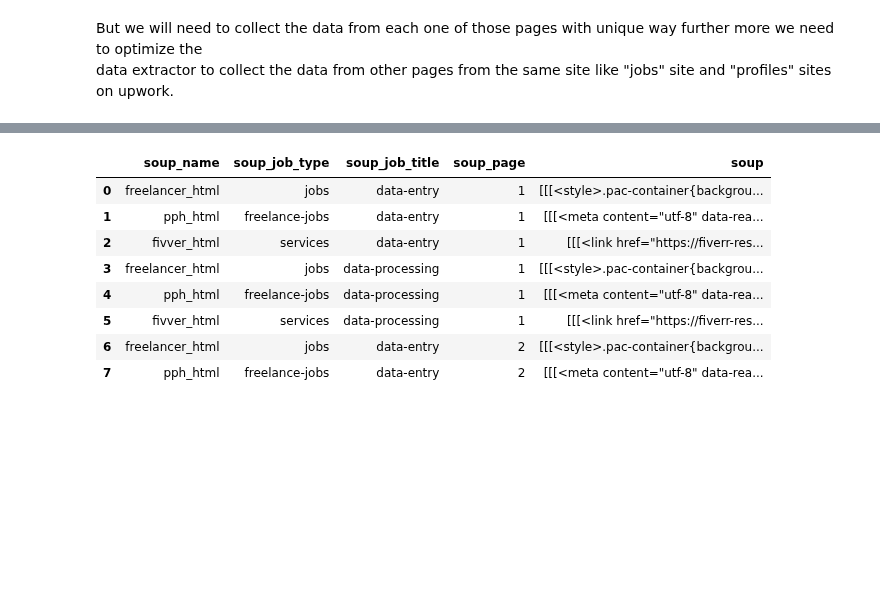
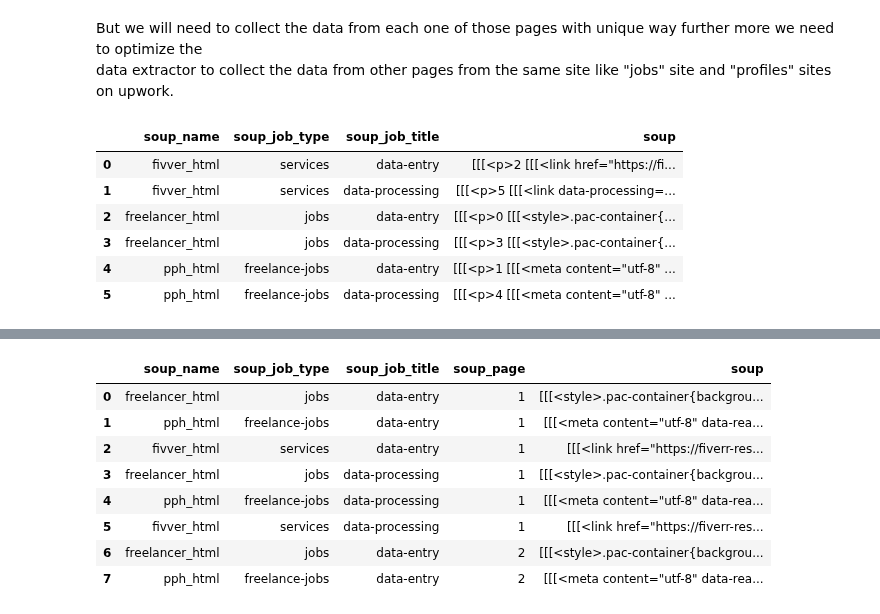
Before and after one commit to muabdalaleam/data-jobs-analysis, a Jupyter notebook: data mining/freelancing data collecting.ipynb, the cells around one changed output, grey strips where cells are left out. Cells and saved outputs as stored; diff of their text form; code cells hidden in the pictures; blank space fills up the shorter version.

```diff
--- a/data mining/freelancing data collecting.ipynb
+++ b/data mining/freelancing data collecting.ipynb
@@ -397,0 +398,10 @@ def get_cards_links(soup_name, tag, link_template,
+# %%
+temp.head(6)
+# %% [output]
+|  | soup_name | soup_job_type | soup_job_title | soup |
+| 0 | fivver_html | services | data-entry | [[[<p>2 [[[<link href="https://fi... |
+| 1 | fivver_html | services | data-processing | [[[<p>5 [[[<link data-processing=... |
+| 2 | freelancer_html | jobs | data-entry | [[[<p>0 [[[<style>.pac-container{... |
+| 3 | freelancer_html | jobs | data-processing | [[[<p>3 [[[<style>.pac-container{... |
+| 4 | pph_html | freelance-jobs | data-entry | [[[<p>1 [[[<meta content="utf-8" ... |
+| 5 | pph_html | freelance-jobs | data-processing | [[[<p>4 [[[<meta content="utf-8" ... |
```
Also changed, not shown: parts of 8 cells of this notebook.
